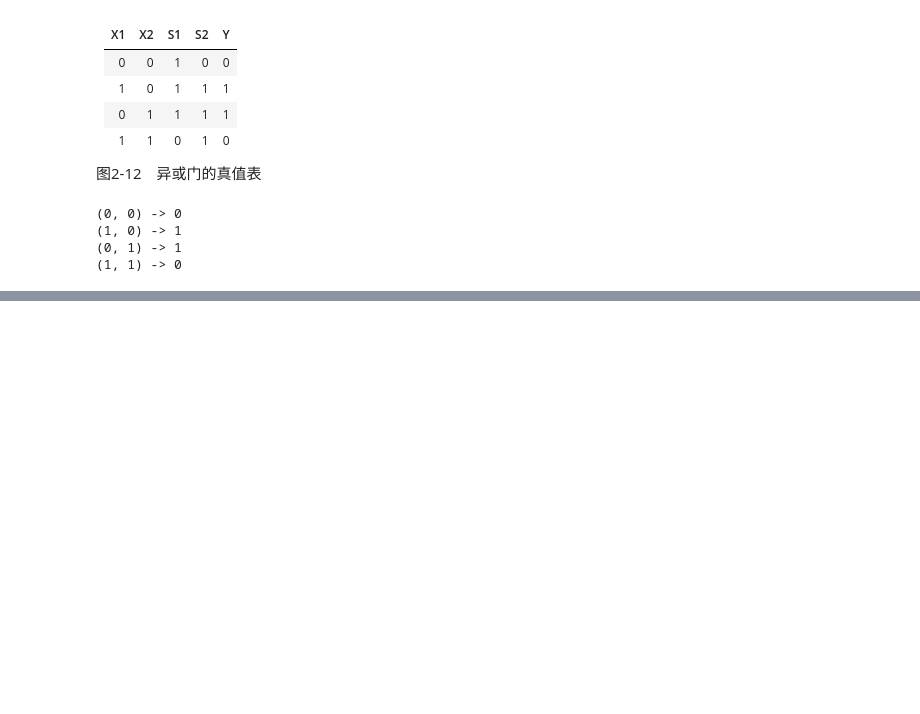
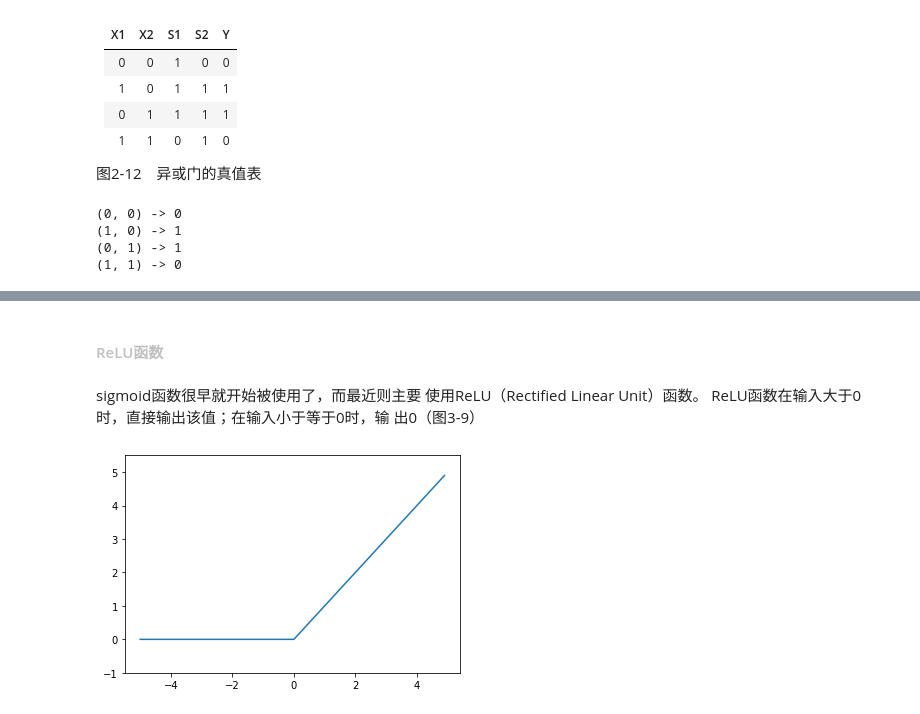
Before and after one commit to ocean5apphotmail/AiLearning, a Jupyter notebook: Deep_Learning_from_Scratch.ipynb, the cells around one changed output, grey strips where cells are left out. Drawn from its saved outputs; the diff is of its cells as text; code cells hidden in the pictures; blank space fills up the shorter version.

```diff
--- a/Deep_Learning_from_Scratch.ipynb
+++ b/Deep_Learning_from_Scratch.ipynb
@@ -200,0 +291,23 @@ if __name__ == '__main__':
+# %% [markdown]
+#### <font color = 'silver'>ReLU函数</font>
+# %% [markdown]
+sigmoid函数很早就开始被使用了，而最近则主要
+使用ReLU（Rectified Linear Unit）函数。
+ReLU函数在输入大于0时，直接输出该值；在输入小于等于0时，输
+出0（图3-9）
+# %%
+# coding: utf-8
+import numpy as np
+import matplotlib.pylab as plt
+
+
+def relu(x):
+    return np.maximum(0, x)
+
+x = np.arange(-5.0, 5.0, 0.1)
+y = relu(x)
+plt.plot(x, y)
+plt.ylim(-1.0, 5.5)
+plt.show()
+# %% [output]
+[figure, added]
```
Also changed, not shown: parts of 16 cells of this notebook.
